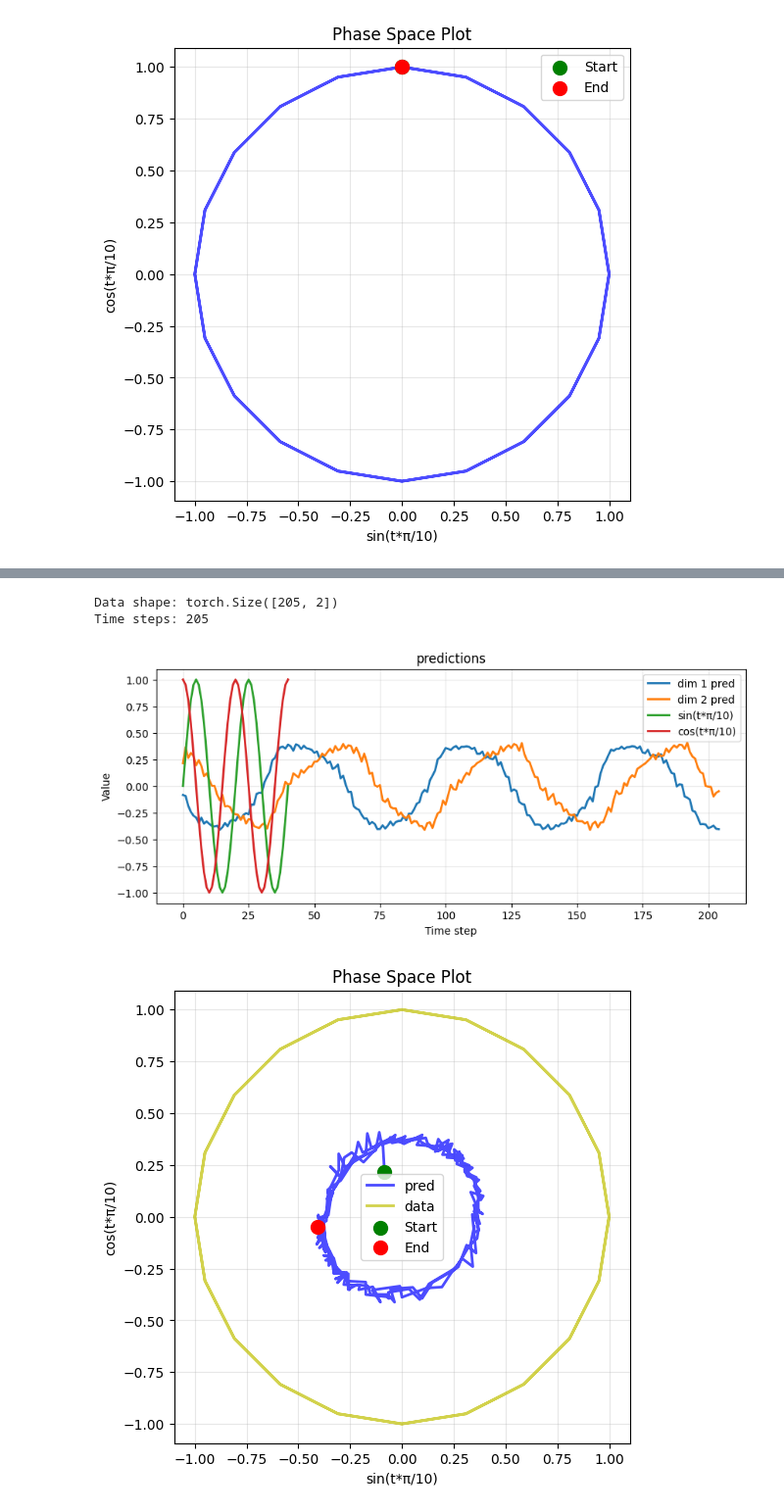
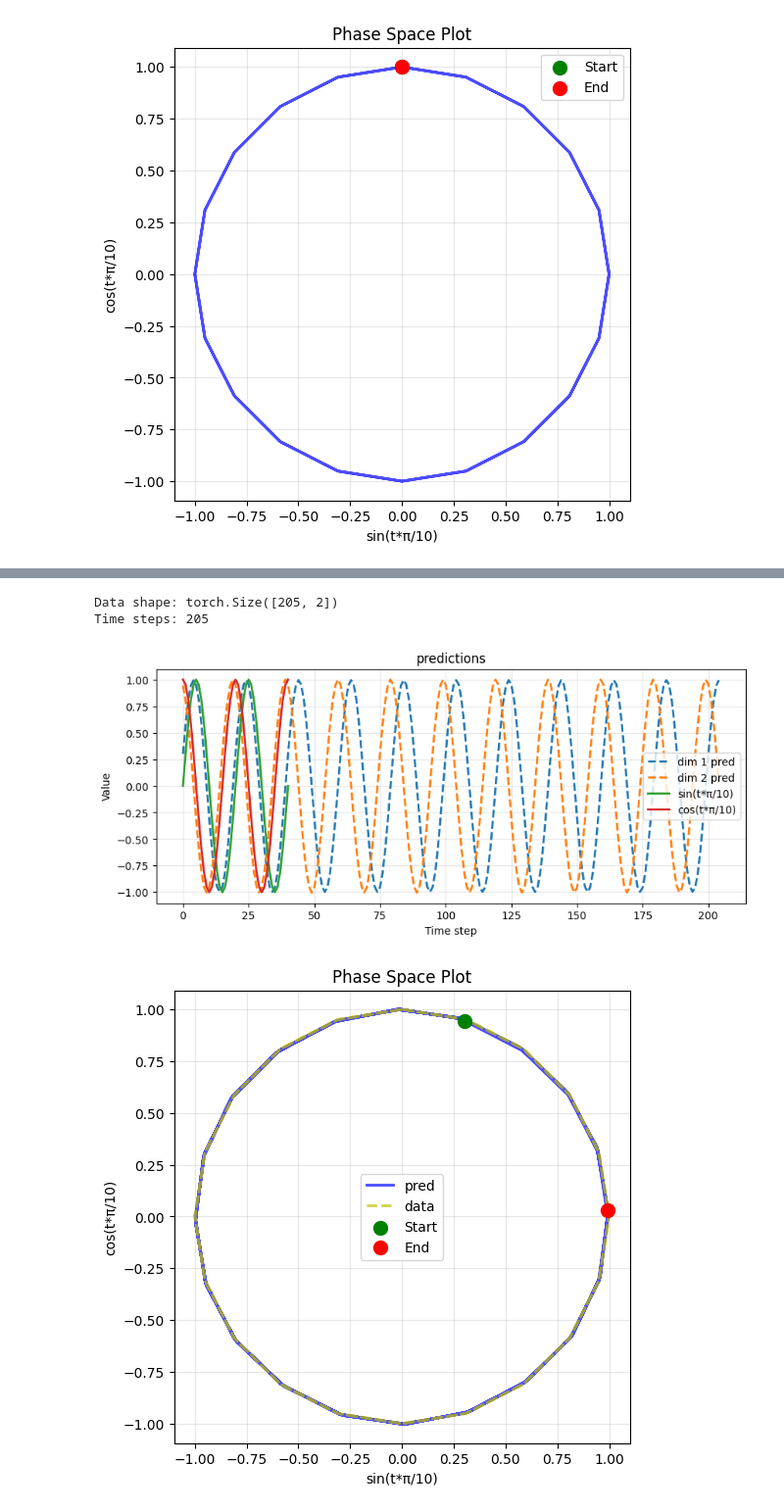
Before and after one commit to Sam-RvandV/TSM_SS2025, a Jupyter notebook: exercises/ex6/Rouppe-Sange-sheet06.ipynb, the cells around one changed output, grey strips where cells are left out. Shown at 98% size. Saved outputs shown, nothing was run; the diff lists cells and outputs as text; code cells hidden in the pictures.

```diff
--- a/exercises/ex6/Rouppe-Sange-sheet06.ipynb
+++ b/exercises/ex6/Rouppe-Sange-sheet06.ipynb
@@ -10,7 +10,7 @@ from matplotlib import pyplot as plt
 # TASK 2: Set the hidden size (dimension of z_t)
 # Try different values: start with 2, then 4, 8, 16...
 # Find the minimum number that works well
-hidden_size = 64 # TODO: Replace with your choice
+hidden_size = 4 # TODO: Replace with your choice
 
 # Training parameters
 epochs = 2000
@@ -181,7 +188,7 @@ def train(model,learning_rate,hidden_size, moment=0, optimizer_function='SGD', p
         # TODO: Initialize hidden state for the batch
         # Create a tensor of shape (1, batch_size, hidden_size) with random values
         if minibatch:
-            h0 = tc.rand(1, batch_size, hidden_size)
+            h0 = tc.rand(batch_size, hidden_size)
             h = h0
         else:
             h0 = tc.rand(1, 1, hidden_size)
@@ -220,10 +227,8 @@ def train(model,learning_rate,hidden_size, moment=0, optimizer_function='SGD', p
             obs_output, h = model(X,h)
             epoch_loss = loss_function(obs_output,Y)
         else:
-            #print(x.unsqueeze(1).shape)
             obs_output, h = model(x.unsqueeze(1),h)
-            #print(obs_output.shape)
-            epoch_loss = loss_function(obs_output,y)
+            epoch_loss = loss_function(obs_output.squeeze(1).squeeze(1),y)
 
 
 
@@ -406,35 +436,35 @@ with tc.no_grad():
 predictions = predictions.squeeze()
 print(f"Data shape: {predictions.shape}")
 print(f"Time steps: {predictions.shape[0]}")
 
 # Plot the input data
 plt.figure(figsize=(10, 4))
-plt.plot(predictions[:, 0], label='dim 1 pred', linewidth=2)
-plt.plot(predictions[:, 1], label='dim 2 pred', linewidth=2)
+plt.plot(predictions[:, 0],'--', label='dim 1 pred', linewidth=2)
+plt.plot(predictions[:, 1],'--', label='dim 2 pred', linewidth=2)
 plt.plot(data[:, 0], label='sin(t*π/10)', linewidth=2)
 plt.plot(data[:, 1], label='cos(t*π/10)', linewidth=2)
 plt.xlabel('Time step')
 plt.ylabel('Value')
 plt.title('predictions')
 plt.legend()
 plt.grid(True, alpha=0.3)
 plt.show()
 
 # Plot phase space (sin vs cos)
 plt.figure(figsize=(6, 6))
 plt.plot(predictions[:, 0], predictions[:, 1], 'b-', linewidth=2, alpha=0.7,label='pred')
-plt.plot(data[:, 0], data[:, 1], 'y-', linewidth=2, alpha=0.7,label='data')
+plt.plot(data[:, 0], data[:, 1], '--',c='y', linewidth=2, alpha=0.7,label='data')
 plt.scatter(predictions[0, 0], predictions[0, 1], c='green', s=100, label='Start', zorder=5)
 plt.scatter(predictions[-1, 0], predictions[-1, 1], c='red', s=100, label='End', zorder=5)
 plt.xlabel('sin(t*π/10)')
 plt.ylabel('cos(t*π/10)')
 plt.title('Phase Space Plot')
 plt.legend()
 plt.grid(True, alpha=0.3)
 plt.axis('equal')
 plt.show()
 # %% [output]
 Data shape: torch.Size([205, 2])
 Time steps: 205
-[figure, old version]
+[figure, new version]
-[figure, old version]
+[figure, new version]
```
Also changed, not shown: parts of 6 cells of this notebook, 2 other files.
